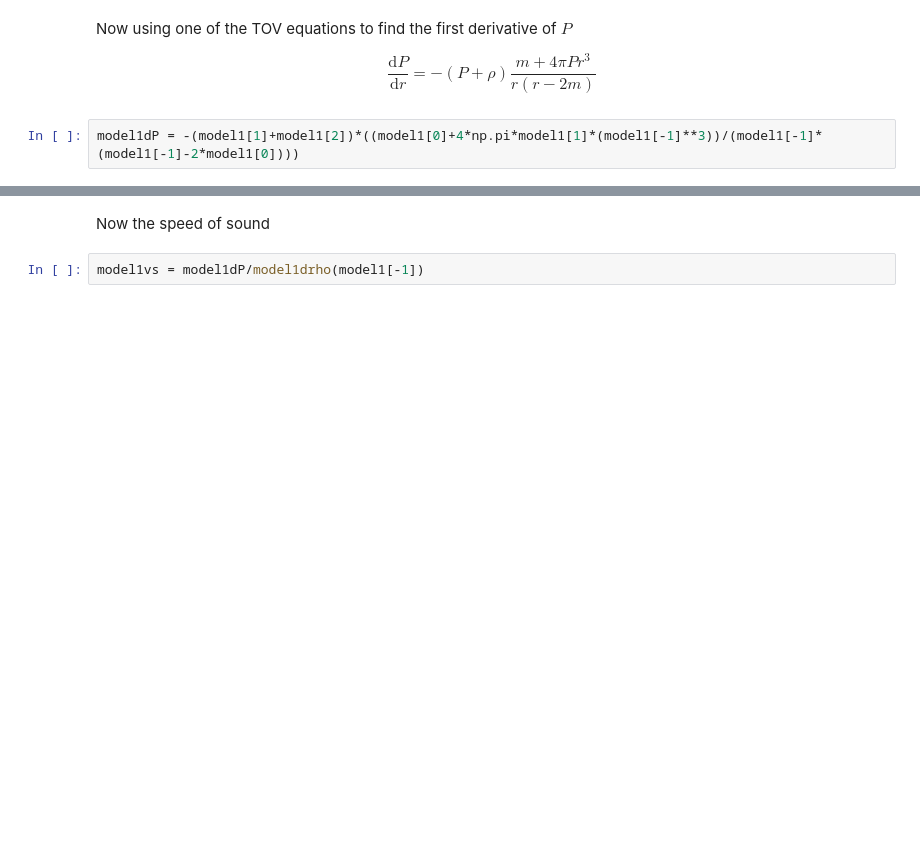
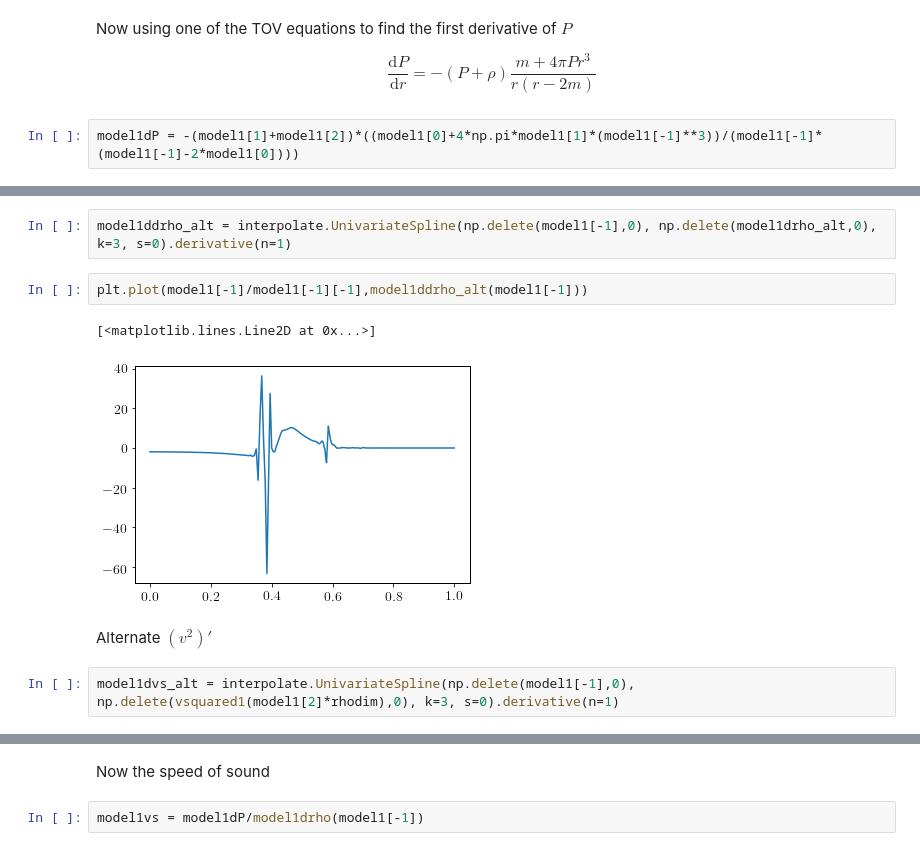
Before and after one commit to DavidRamosSal/stellar_structure, a Jupyter notebook: Cracking_stability.ipynb, the cells around one changed output, grey strips where cells are left out. Drawn from its saved outputs; the diff is of its cells as text; blank space fills up the shorter version.

```diff
--- a/Cracking_stability.ipynb
+++ b/Cracking_stability.ipynb
@@ -67,0 +96,11 @@ model1dP = -(model1[1]+model1[2])*((model1[0]+4*np.pi*model1[1]*(model1[-1]**3))
+# %%
+model1ddrho_alt = interpolate.UnivariateSpline(np.delete(model1[-1],0), np.delete(model1drho_alt,0), k=3, s=0).derivative(n=1)
+# %%
+plt.plot(model1[-1]/model1[-1][-1],model1ddrho_alt(model1[-1]))
+# %% [output]
+[<matplotlib.lines.Line2D at 0x...>]
+[figure, added]
+# %% [markdown]
+Alternate $(v^2)'$
+# %%
+model1dvs_alt = interpolate.UnivariateSpline(np.delete(model1[-1],0), np.delete(vsquared1(model1[2]*rhodim),0), k=3, s=0).derivative(n=1)
```
Also changed, not shown: parts of 10 cells of this notebook.
